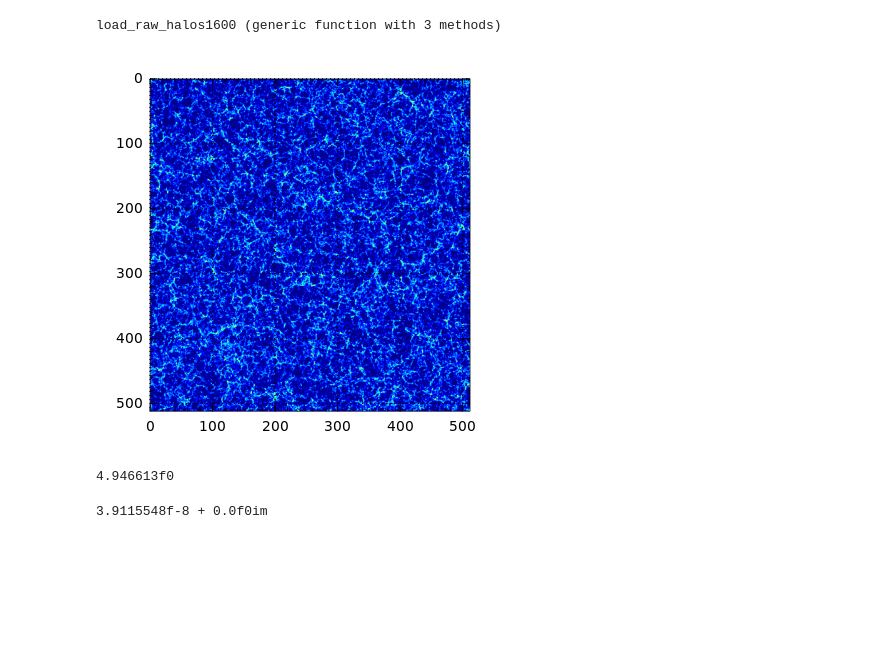
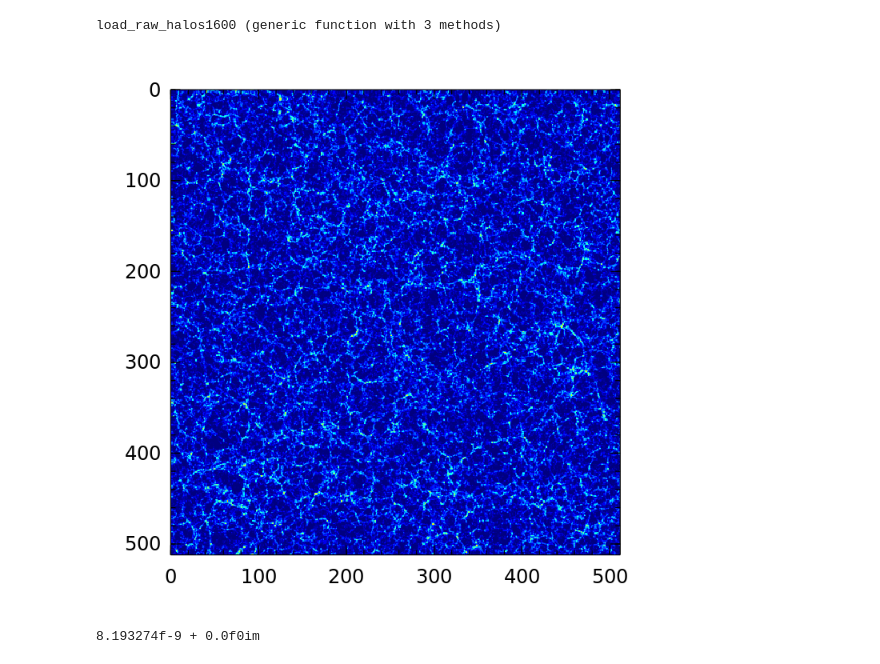
Before and after one commit to skariel/VELREC_T3, a Jupyter notebook: Untitled.ipynb, the cells around one changed output. Drawn from its saved outputs; the diff is of its cells as text; code cells hidden in the pictures; blank space fills up the shorter version.

```diff
--- a/Untitled.ipynb
+++ b/Untitled.ipynb
@@ -27,18 +46,13 @@ load_raw_halos1600 (generic function with 3 methods)
 # %%
-imrho = real(rho[:,:,128]) + real(rho[:,:,129]) + real(rho[:,:,130])
-Winston.set_default_plot_size(400,400)
-imagesc(log10(30+imrho))
-grid(true)
+imrho = real(rho[:,:,328]) + real(rho[:,:,329]) + real(rho[:,:,330])
+Winston.set_default_plot_size(700,700)
+imagesc(log10(1e-8+imrho))
 # %% [output]
-[figure, old version]
+[figure, new version]
+# %%
+mean(rho)
+# %% [output]
+8.193274f-9 + 0.0f0im
 # %%
 to_delta!(rho);
-# %%
-std(rho)
-# %% [output]
-4.946613f0
-# %%
-mean(rho)
-# %% [output]
-3.9115548f-8 + 0.0f0im
 # %%
```
Also changed, not shown: parts of 11 cells of this notebook, 9 other files.
